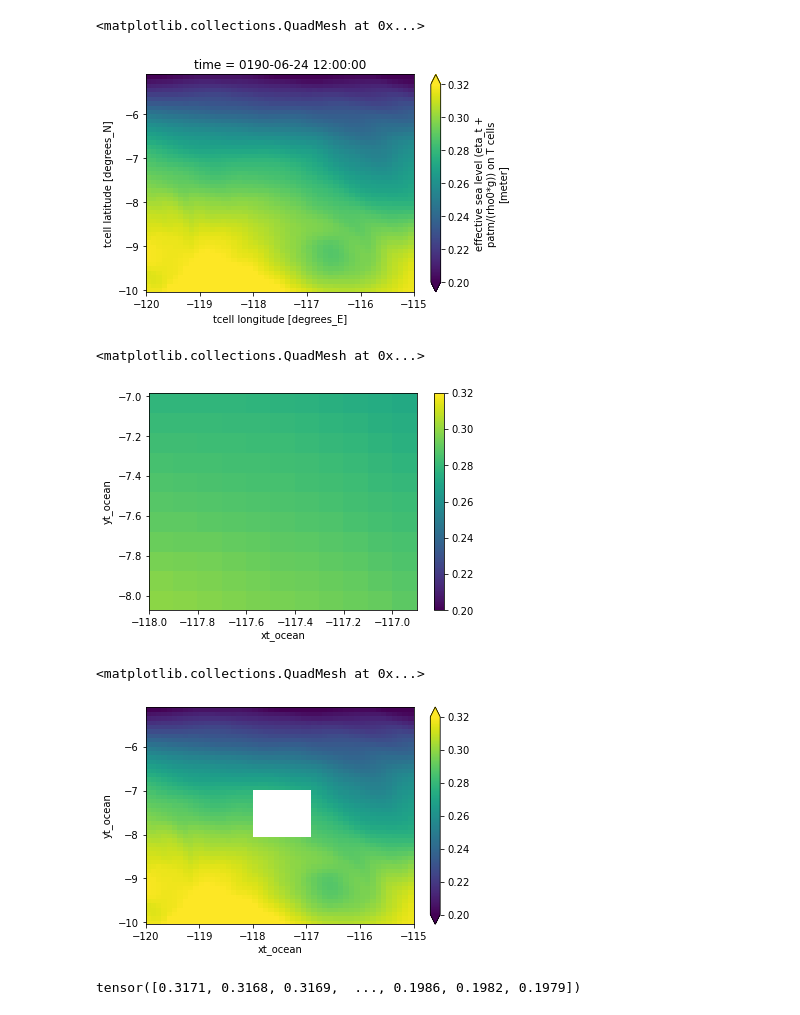
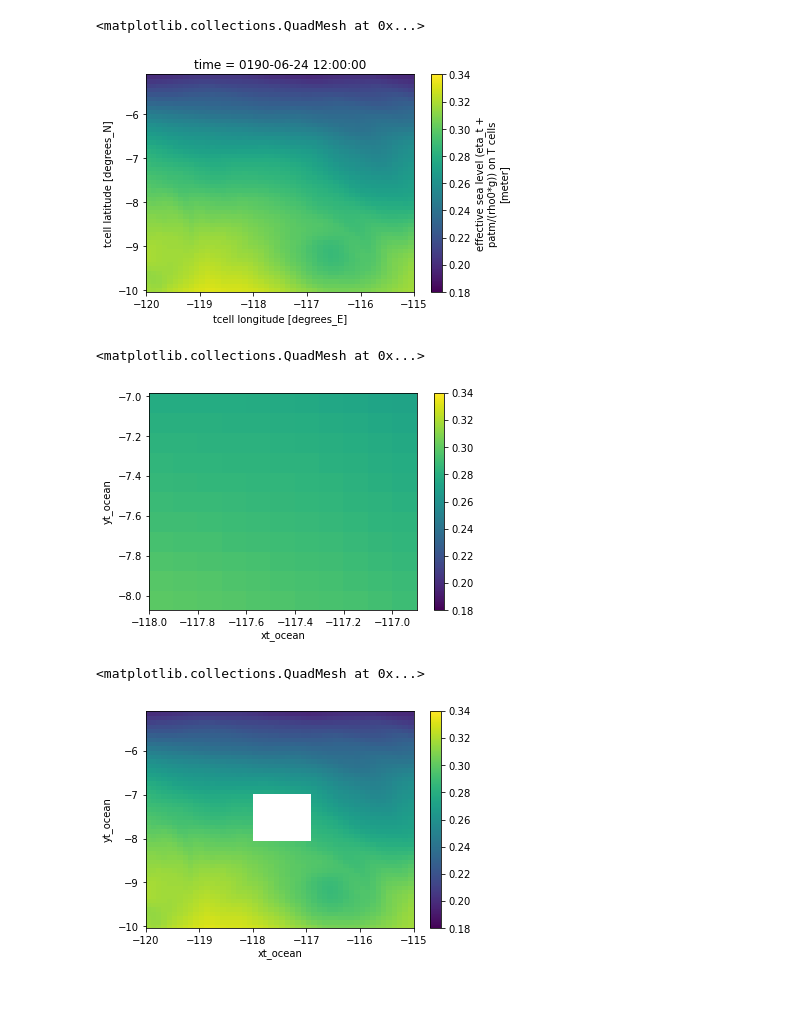
Before and after one commit to rohanlopez7/BML_GP_Project, a Jupyter notebook: Nicole/spatial-rbf.ipynb, the cells around one changed output. Saved outputs shown, nothing was run; the diff lists cells and outputs as text; code cells hidden in the pictures.

```diff
--- a/Nicole/spatial-rbf.ipynb
+++ b/Nicole/spatial-rbf.ipynb
@@ -18,38 +20,41 @@ sea_level_picontrol = xr.open_zarr('/scratch/aeb783/data/project/sea_level_picon
 pacific = sea_level_picontrol[dict(time=2000)].sel(xt_ocean=slice(-120,-115), yt_ocean=slice(-10,-5.1))
 # %%
 # Plot sea level of selected area
-pacific['sea_level'].plot(vmin = 0.20, vmax = 0.32)
+pacific['sea_level'].plot(vmin = 0.18, vmax = 0.34)
 # %% [output]
 <matplotlib.collections.QuadMesh at 0x...>
-[figure, old version]
+[figure, new version]
 # %%
+#Select chunk and remove from training data
 sea_df = pacific['sea_level'].to_pandas()
 test_chunk = sea_df.iloc[20:31, 20:31]
 training = sea_df[~sea_df.isin(test_chunk)]
 
 #Plot Chunk
-xr.DataArray(test_chunk).plot(vmin = 0.20, vmax = 0.32)
+xr.DataArray(test_chunk).plot(vmin = 0.18, vmax = 0.34)
 # %% [output]
 <matplotlib.collections.QuadMesh at 0x...>
-[figure, old version]
+[figure, new version]
 # %%
 #Plot Training Data
-xr.DataArray(training).plot(vmin = 0.20, vmax = 0.32)
+xr.DataArray(training).plot(vmin = 0.18, vmax = 0.34)
 # %% [output]
 <matplotlib.collections.QuadMesh at 0x...>
-[figure, old version]
+[figure, new version]
 # %%
-#What do we do with NaN values? Do we set them to mean?
+# Formats sea level data to be compatible with tensor
 def format_sea_level(data):
     formatted = []
     for i in range(len(data)):
         formatted.append(data[i])
 
-    return torch.FloatTensor((np.array(formatted)).astype(float) ).squeeze()
+    return torch.FloatTensor((np.array(formatted)).astype(float)).squeeze()
 
-#Sea values at coordinate locations
-sea_info = training.stack().reset_index()
-train_y = format_sea_level(np.array(sea_info[0]))
-print(y_train)
+# Convert training and full data to stack format
+# & Fill NaN's with Training mean
+training = training.fillna(training.mean()).stack().reset_index()
+testing = sea_df.stack().reset_index()
+
+# Set training and testing y's
+train_y = format_sea_level(np.array(training[0]))
+test_y = format_sea_level(np.array(testing[0]))
-# %% [output]
-tensor([0.3171, 0.3168, 0.3169,  ..., 0.1986, 0.1982, 0.1979])
```
Also changed, not shown: parts of 12 cells of this notebook.
